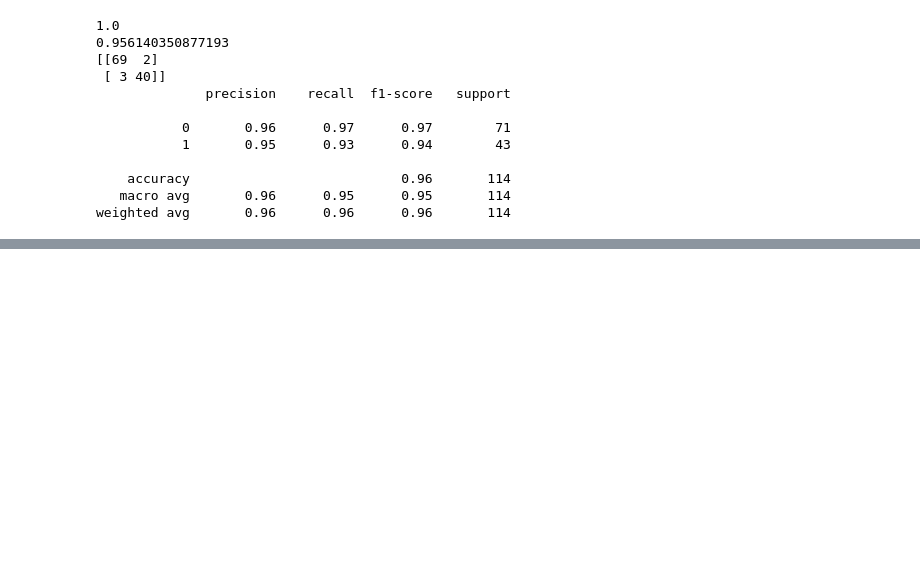
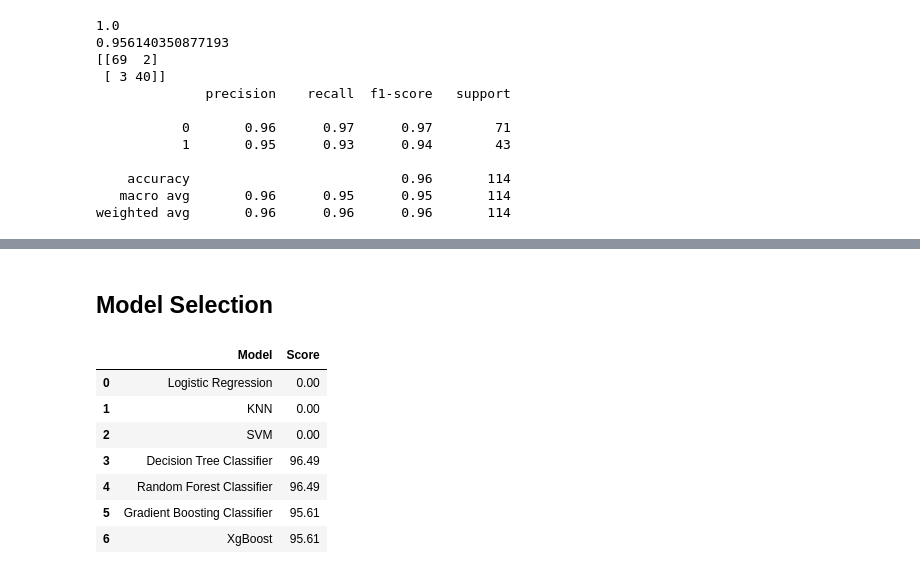
Before and after one commit to vikasjangidmk/Breast-Cancer-Diagnosis-Using-ML-Comparing-Traditional-and-Boosting-Models, a Jupyter notebook: Cancer.ipynb, the cells around one changed output, grey strips where cells are left out. Saved outputs shown, nothing was run; the diff lists cells and outputs as text; code cells hidden in the pictures; blank space fills up the shorter version.

Commit message:
Model Selection

```diff
--- a/Cancer.ipynb
+++ b/Cancer.ipynb
@@ -558,0 +561,6 @@ weighted avg       0.96      0.96      0.96       114
+# %%
+from xgboost import XGBClassifier
+
+xgb = XGBClassifier(objective = 'binary:logistic', learning_rate = 0.01, max_depth = 5, n_estimators = 180)
+
+xgb.fit(X_train, y_train)
@@ -558,0 +579,8 @@ weighted avg       0.96      0.96      0.96       114
+# %%
+from sklearn.metrics import accuracy_score, confusion_matrix, classification_report
+print(accuracy_score(y_train, xgb.predict(X_train)))
+xgb_acc = accuracy_score(y_test, xgb.predict(X_test))
+print(xgb_acc)
+y_pred = xgb.predict(X_test)
+print(confusion_matrix(y_test, y_pred))
+print(classification_report(y_test, y_pred))
@@ -558,0 +600,26 @@ weighted avg       0.96      0.96      0.96       114
+# %% [markdown]
+## **Model Selection**
+# %%
+models = pd.DataFrame({
+    'Model': ['Logistic Regression', 'KNN', 'SVM', 'Decision Tree Classifier', 'Random Forest Classifier', 'Gradient Boosting Classifier', 'XgBoost'],
+    'Score': [
+        100*round(log_acc if log_acc is not None else 0, 4),
+        100*round(knn_acc if knn_acc is not None else 0, 4),
+        100*round(svc_acc if svc_acc is not None else 0, 4),
+        100*round(dtc_acc if dtc_acc is not None else 0, 4),
+        100*round(rand_clf_acc if rand_clf_acc is not None else 0, 4),
+        100*round(gbc_acc if gbc_acc is not None else 0, 4),
+        100*round(xgb_acc if xgb_acc is not None else 0, 4)
+    ]
+})
+# %%
+models
+# %% [output]
+|  | Model | Score |
+| 0 | Logistic Regression | 0.00 |
+| 1 | KNN | 0.00 |
+| 2 | SVM | 0.00 |
+| 3 | Decision Tree Classifier | 96.49 |
+| 4 | Random Forest Classifier | 96.49 |
+| 5 | Gradient Boosting Classifier | 95.61 |
+| 6 | XgBoost | 95.61 |
```
Also changed, not shown: parts of 3 cells of this notebook.
